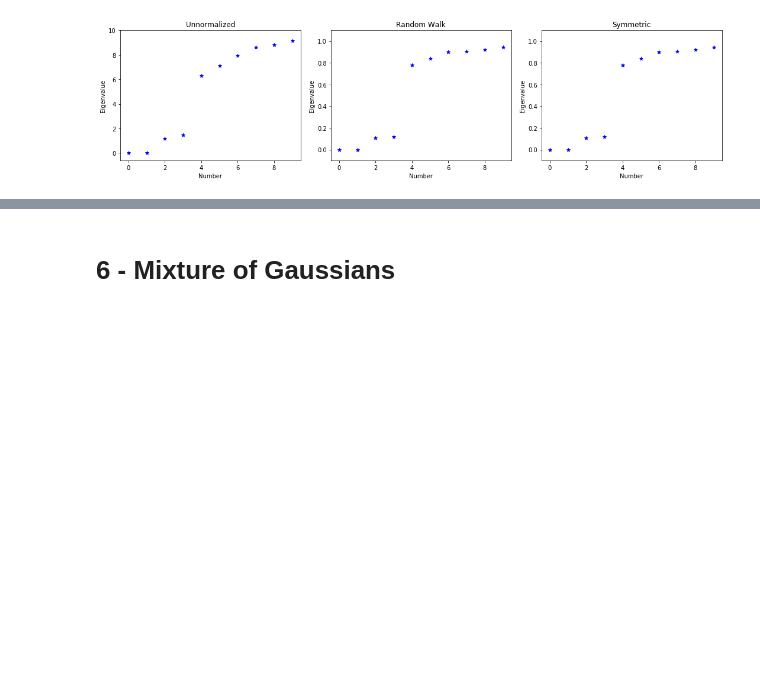
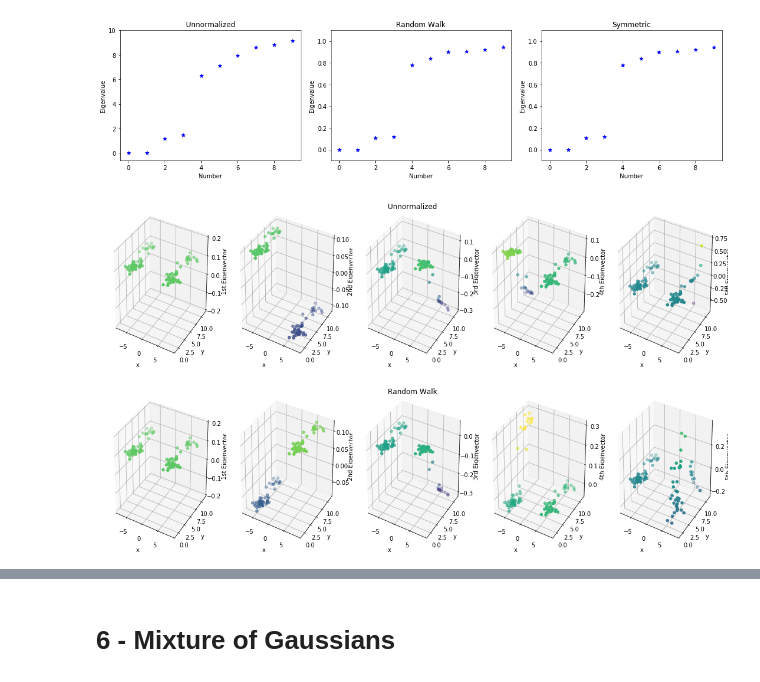
Before and after one commit to msarrias/spectral-clustering, a Jupyter notebook: playground.ipynb, the cells around one changed output, grey strips where cells are left out. Saved outputs shown, nothing was run; the diff lists cells and outputs as text; code cells hidden in the pictures; blank space fills up the shorter version.

Commit message:
added some plots for hirarchical data

```diff
--- a/playground.ipynb
+++ b/playground.ipynb
@@ -531,3 +531,12 @@ eigenvalues_list_h = f.eigenvalues_list([rearranged_unnorm_evals_h_data,
 f.plot_eigenvalues(eigenvalues_list_h, titles_list, ylim_list, "figures/51-h_data_eigenspectrum", n=10)
 # %% [output]
 [figure]
+# %%
+f.plot3D_eigenvectors(clusterd_data[:,0],clusterd_data[:,1],
+                      5,[rearranged_unnorm_evals_h_data,
+                         rearranged_rw_evals_h_data] ,[[(-0.2, 0.2),(-0.2,0.2),(-0.4,0.3),(-0.4,0.2),(-0.7,0.8)  ],
+                                                         [(-0.2, 0.2),(-0.2,0.2),(-0.4,0.3),(-0.4,0.2),(-0.7,0.8) ]],
+                     "figures/51-3Deigenvecs_h")
+# %% [output]
+[figure, added]
+[figure, added]
```
Also changed, not shown: parts of 3 cells of this notebook.
